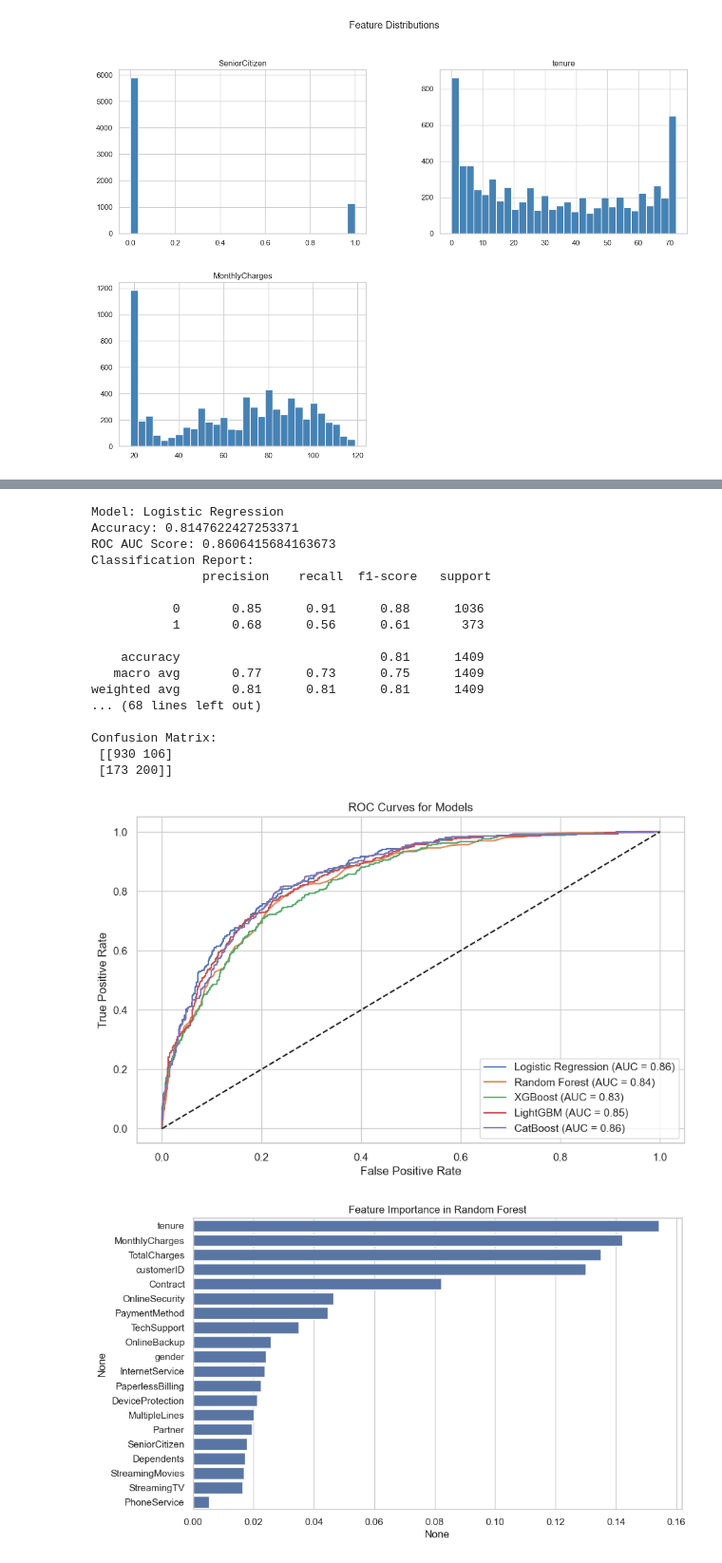
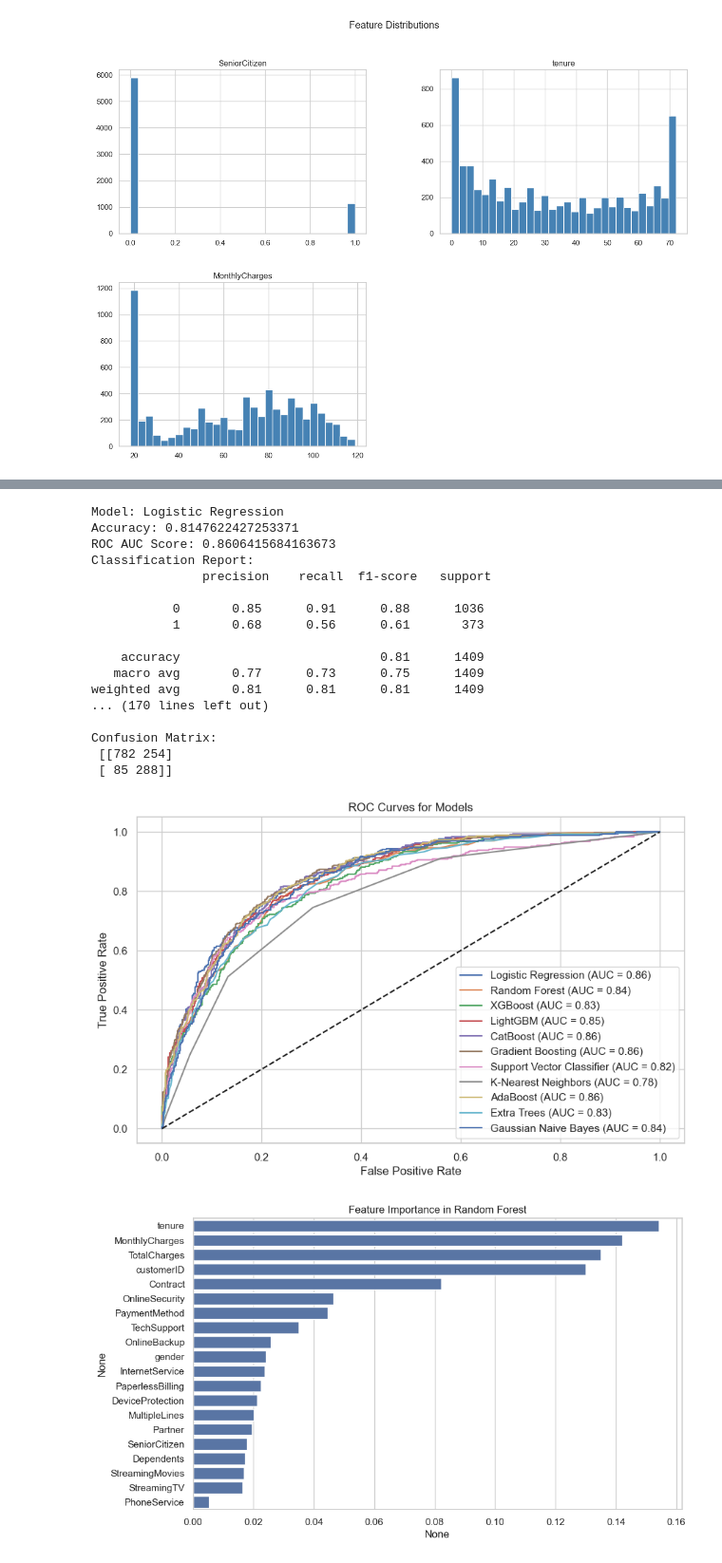
Before and after one commit to karimosman89/customer-churn-prediction, a Jupyter notebook: notebooks/customer_churn.ipynb, the cells around one changed output, grey strips where cells are left out. Shown at 95% size. Saved outputs shown, nothing was run; the diff lists cells and outputs as text; code cells hidden in the pictures.

Commit message:
models_add

```diff
--- a/notebooks/customer_churn.ipynb
+++ b/notebooks/customer_churn.ipynb
@@ -126,19 +161,37 @@ And if memory is not enough, you can set `force_col_wise=true`.
 [LightGBM] [Info] Start training from score -1.017418
 # %%
 # Evaluation Metrics
+models_dir = 'models'
+os.makedirs(models_dir, exist_ok=True)
+
 models = {
-    "Logistic Regression": (y_pred_lr, log_reg),
-    "Random Forest": (y_pred_rf, rf_clf),
-    "XGBoost": (y_pred_xgb, xgb_clf),
-    "LightGBM": (y_pred_lgbm, lgbm_clf),
-    "CatBoost": (y_pred_cat, cat_clf)
+    "Logistic Regression": log_reg,
+    "Random Forest": rf_clf,
+    "XGBoost": xgb_clf,
+    "LightGBM": lgbm_clf,
+    "CatBoost": cat_clf,
+    "Gradient Boosting": gb_clf,
+    "Support Vector Classifier": svc_clf,
+    "K-Nearest Neighbors": knn_clf,
+    "AdaBoost": ada_clf,
+    "Extra Trees": et_clf,
+    "Gaussian Naive Bayes": gnb_clf
 }
 # %%
+
+# Create a dictionary to hold predictions
+predictions = {}
+
+# Fit models and store predictions
+for model_name, model in models.items():
+    y_pred = model.predict(X_test)  # Make predictions
+    predictions[model_name] = y_pred  # Store predictions in a separate dictionary
+
 # Comparing Models
-for model_name, (y_pred, model) in models.items():
+for model_name, y_pred in predictions.items():
     print(f"\nModel: {model_name}")
     print("Accuracy:", accuracy_score(y_test, y_pred))
-    print("ROC AUC Score:", roc_auc_score(y_test, model.predict_proba(X_test)[:, 1]))
+    print("ROC AUC Score:", roc_auc_score(y_test, models[model_name].predict_proba(X_test)[:, 1]))
     print("Classification Report:\n", classification_report(y_test, y_pred))
     print("Confusion Matrix:\n", confusion_matrix(y_test, y_pred))
 # %% [output]
@@ -154,27 +207,27 @@ Classification Report:
     accuracy                           0.81      1409
    macro avg       0.77      0.73      0.75      1409
 weighted avg       0.81      0.81      0.81      1409
-... (68 lines left out)
+... (170 lines left out)
 
 Confusion Matrix:
- [[930 106]
- [173 200]]
+ [[782 254]
+ [ 85 288]]
 # %%
 # ROC Curves for each model
-for model_name, (y_pred, model) in models.items():
+for model_name, model in models.items():
     # Calculate the False Positive Rate and True Positive Rate
     fpr, tpr, thresholds = roc_curve(y_test, model.predict_proba(X_test)[:, 1])
     plt.plot(fpr, tpr, label=f"{model_name} (AUC = {roc_auc_score(y_test, model.predict_proba(X_test)[:, 1]):.2f})")
 
 # Plotting the diagonal for reference
 plt.plot([0, 1], [0, 1], 'k--')
 plt.xlabel("False Positive Rate")
 plt.ylabel("True Positive Rate")
 plt.title("ROC Curves for Models")
 plt.legend()
 plt.show()
 # %% [output]
-[figure, old version]
+[figure, new version]
 # %%
 # Feature Importance Analysis for Random Forest and XGBoost
 def plot_feature_importance(model, model_name, features):
```
Also changed, not shown: parts of 6 cells of this notebook, 14 other files.
